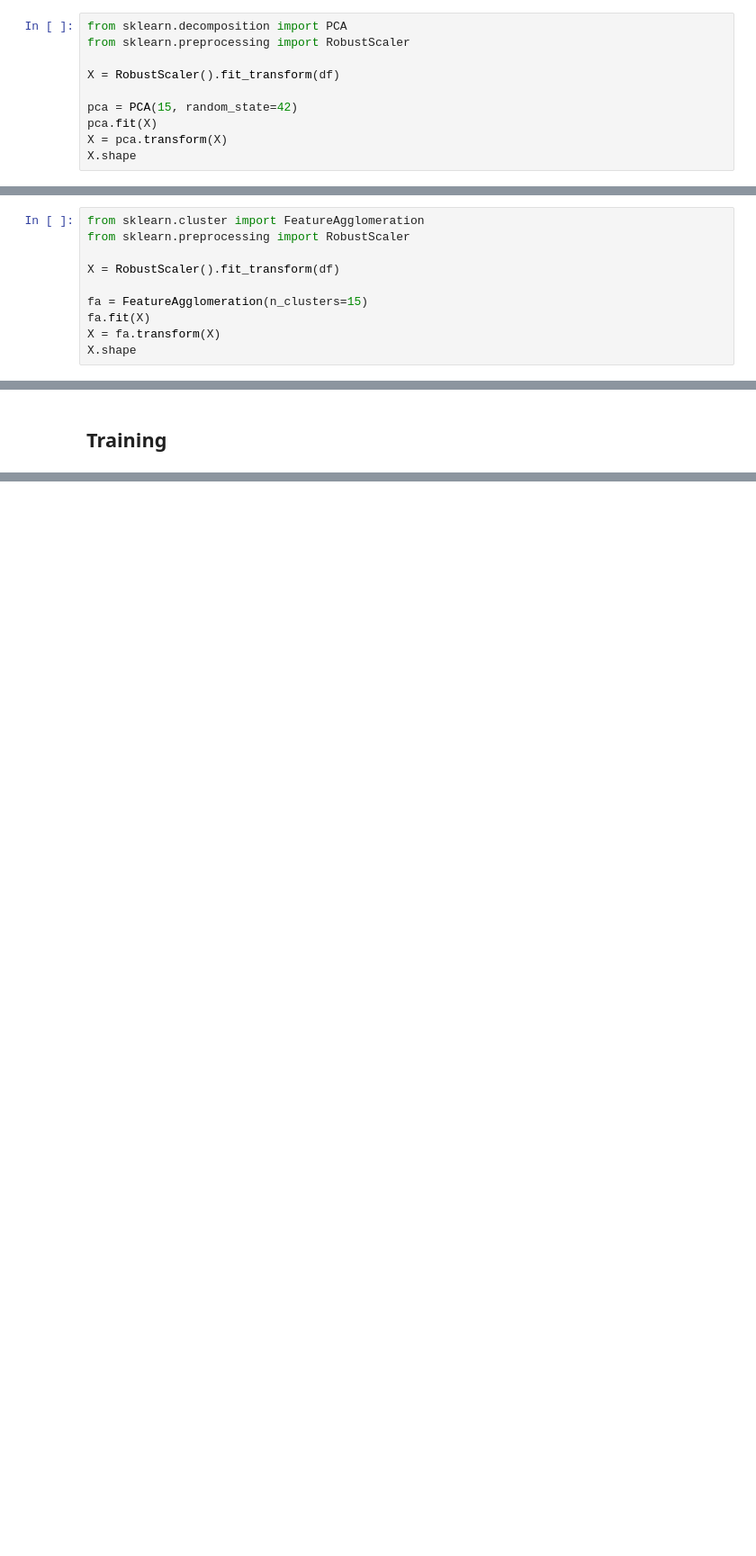
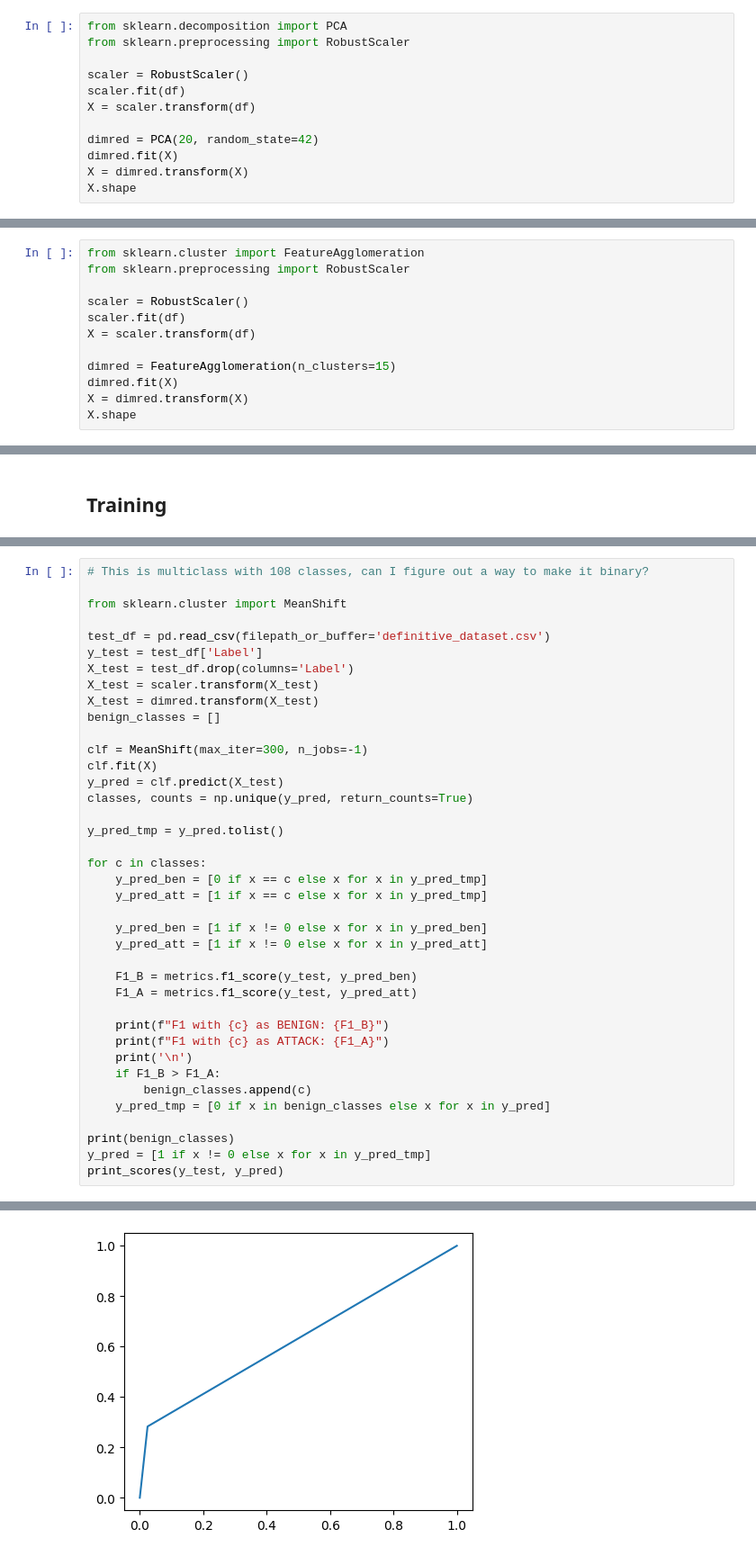
Before and after one commit to parmigggiana/ml-ids, a Jupyter notebook: IDS_CTF.ipynb, the cells around one changed output, grey strips where cells are left out. Shown at 90% size. Drawn from its saved outputs; the diff is of its cells as text; blank space fills up the shorter version.

```diff
--- a/IDS_CTF.ipynb
+++ b/IDS_CTF.ipynb
@@ -115,10 +140,12 @@ I chose to use RobustScaler instead of StandardScaler because, by using the medi
 from sklearn.decomposition import PCA
 from sklearn.preprocessing import RobustScaler
 
-X = RobustScaler().fit_transform(df)
+scaler = RobustScaler()
+scaler.fit(df)
+X = scaler.transform(df)
 
-pca = PCA(15, random_state=42)
-pca.fit(X)
-X = pca.transform(X)
+dimred = PCA(20, random_state=42)
+dimred.fit(X)
+X = dimred.transform(X)
 X.shape
 # %% [output]
@@ -141,11 +168,13 @@ plt.show()
 from sklearn.cluster import FeatureAgglomeration
 from sklearn.preprocessing import RobustScaler
 
-X = RobustScaler().fit_transform(df)
+scaler = RobustScaler()
+scaler.fit(df)
+X = scaler.transform(df)
 
-fa = FeatureAgglomeration(n_clusters=15)
-fa.fit(X)
-X = fa.transform(X)
+dimred = FeatureAgglomeration(n_clusters=15)
+dimred.fit(X)
+X = dimred.transform(X)
 X.shape
 # %% [output]
 (79471, 15)
@@ -205,0 +244,40 @@ clf.predict(X_test)
+# %%
+# This is multiclass with 108 classes, can I figure out a way to make it binary?
+
+from sklearn.cluster import MeanShift
+
+test_df = pd.read_csv(filepath_or_buffer='definitive_dataset.csv')
+y_test = test_df['Label']
+X_test = test_df.drop(columns='Label')
+X_test = scaler.transform(X_test)
+X_test = dimred.transform(X_test)
+benign_classes = []
+
+clf = MeanShift(max_iter=300, n_jobs=-1)
+clf.fit(X)
+y_pred = clf.predict(X_test)
+classes, counts = np.unique(y_pred, return_counts=True)
+
+y_pred_tmp = y_pred.tolist()
+
+for c in classes:
+    y_pred_ben = [0 if x == c else x for x in y_pred_tmp]
+    y_pred_att = [1 if x == c else x for x in y_pred_tmp]
+
+    y_pred_ben = [1 if x != 0 else x for x in y_pred_ben]
+    y_pred_att = [1 if x != 0 else x for x in y_pred_att]
+
+    F1_B = metrics.f1_score(y_test, y_pred_ben)
+    F1_A = metrics.f1_score(y_test, y_pred_att)
+
+    print(f"F1 with {c} as BENIGN: {F1_B}")
+    print(f"F1 with {c} as ATTACK: {F1_A}")
+    print('\n')
+    if F1_B > F1_A:
+        benign_classes.append(c)
+    y_pred_tmp = [0 if x in benign_classes else x for x in y_pred]
+
+print(benign_classes)
+y_pred = [1 if x != 0 else x for x in y_pred_tmp]
+print_scores(y_test, y_pred)
+# %% [output]
@@ -205,0 +301 @@ clf.predict(X_test)
+[figure, added]
```
Also changed, not shown: parts of 13 cells of this notebook.
